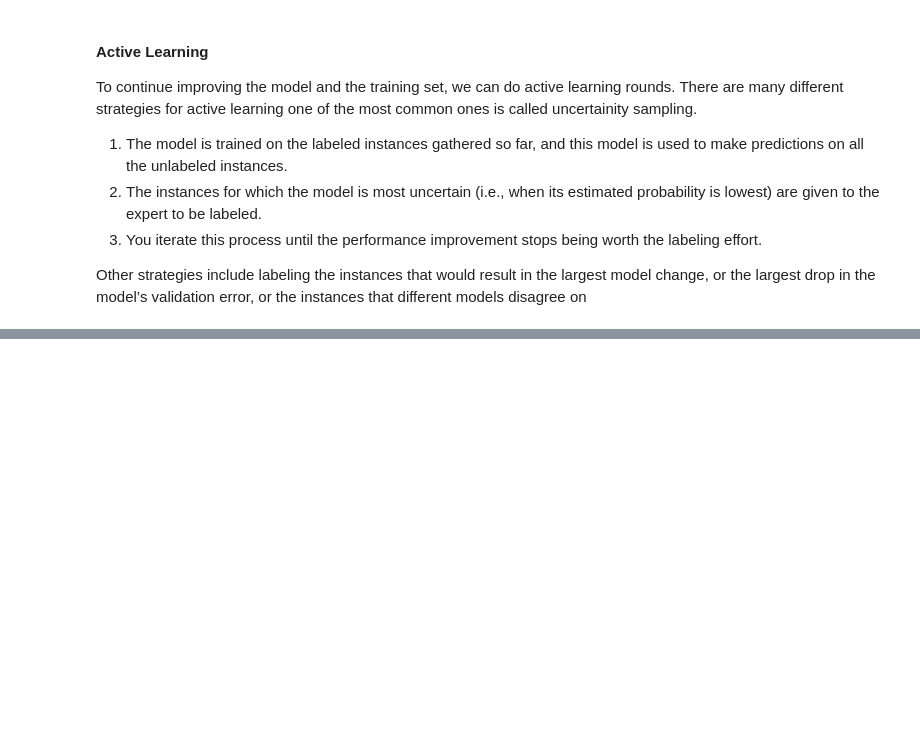
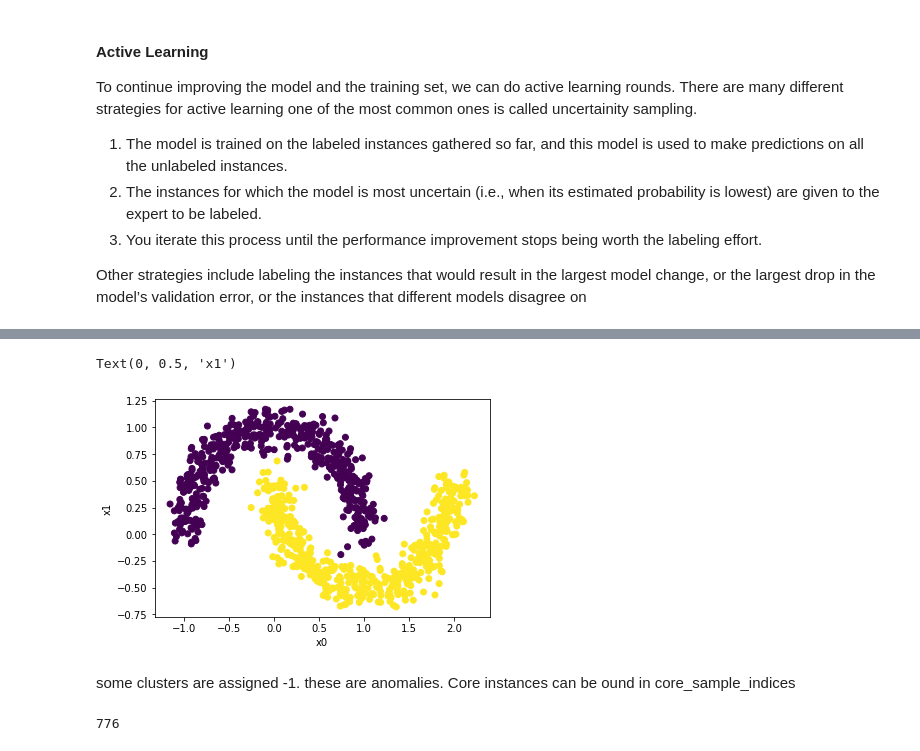
Before and after one commit to apurvasijaria/notes-and-codes-from-books, a Jupyter notebook: Hands-on-ML-with-scikit-learn-keras-tensorflow-2ndEd/Ch_09_unsupervised_learning_techniques.ipynb, the cells around one changed output, grey strips where cells are left out. Cells and saved outputs as stored; diff of their text form; code cells hidden in the pictures; blank space fills up the shorter version.

```diff
--- a/Hands-on-ML-with-scikit-learn-keras-tensorflow-2ndEd/Ch_09_unsupervised_learning_techniques.ipynb
+++ b/Hands-on-ML-with-scikit-learn-keras-tensorflow-2ndEd/Ch_09_unsupervised_learning_techniques.ipynb
@@ -547,0 +555,7 @@ nnhhjhjhj
+# %%
+from sklearn.datasets import make_moons
+from sklearn.cluster import DBSCAN
+
+X, y = make_moons(n_samples = 1000, noise = 0.1)
+dbscan = DBSCAN(eps = 0.05, min_samples = 3)
+dbscan.fit(X)
@@ -547,0 +590,14 @@ nnhhjhjhj
+# %%
+import matplotlib.pyplot as plt
+plt.scatter(X[:,0],X[:,1], c = y)
+plt.xlabel('x0')
+plt.ylabel('x1')
+# %% [output]
+Text(0, 0.5, 'x1')
+[figure, added]
+# %% [markdown]
+some clusters are assigned -1. these are anomalies. Core instances can be ound in core_sample_indices
+# %%
+len(dbscan.core_sample_indices_)
+# %% [output]
+776
```
Also changed, not shown: parts of 48 cells of this notebook, 4 other files.
